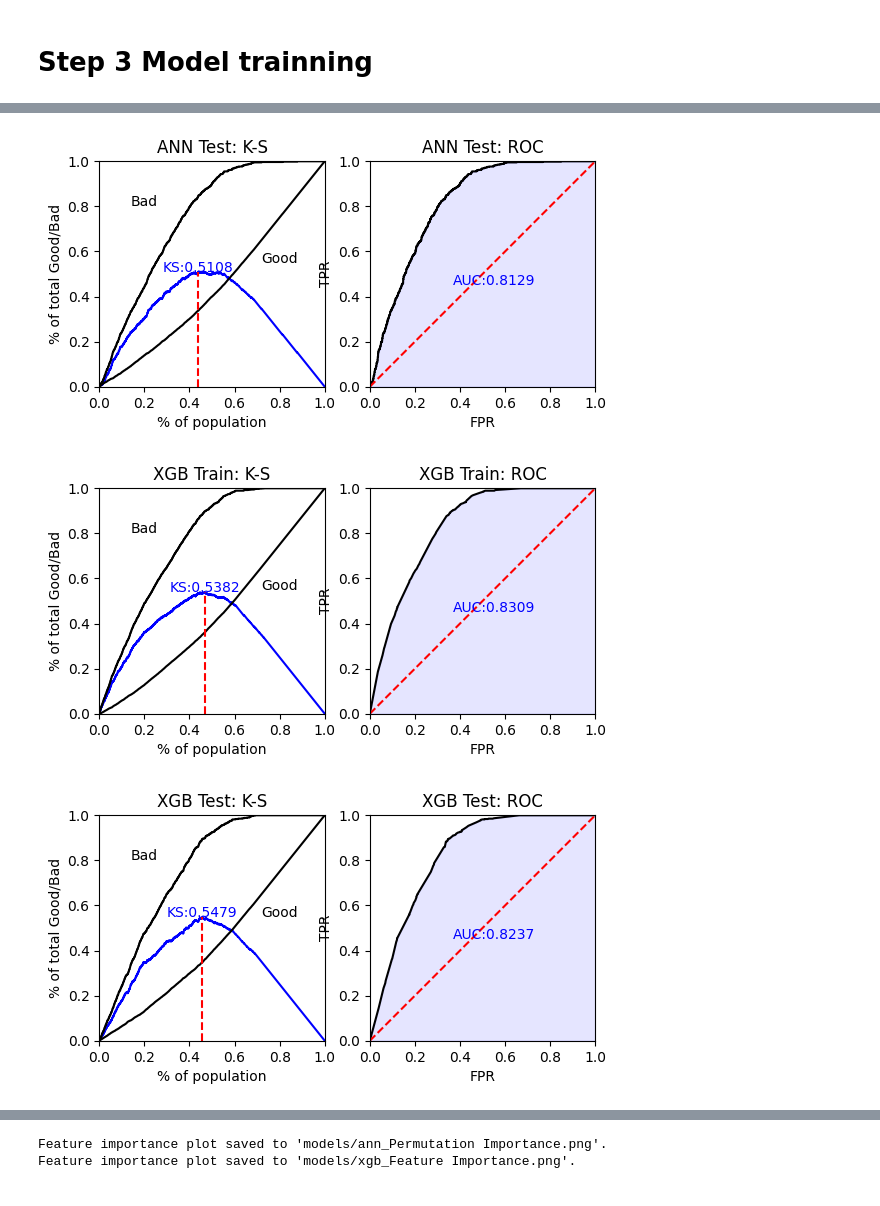
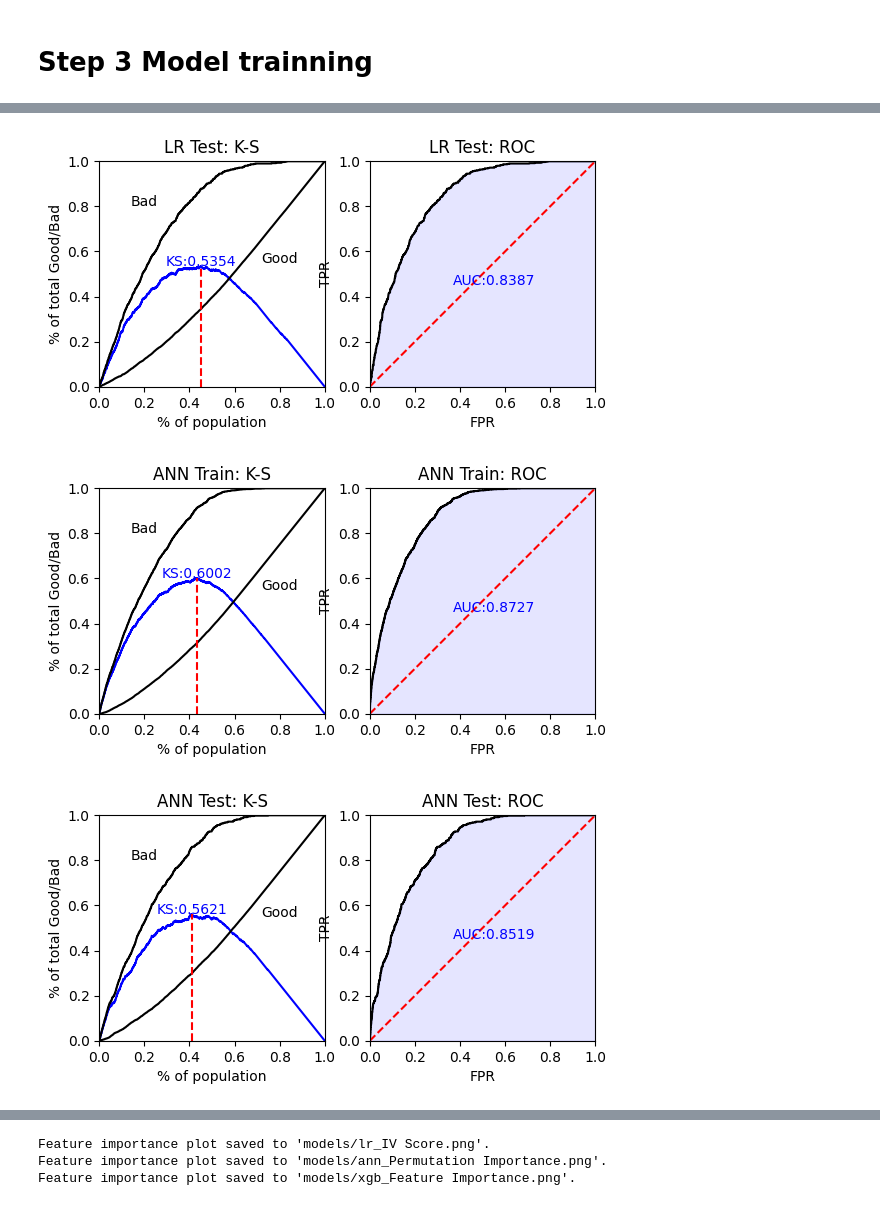
Before and after one commit to jlwang233/CreditRiskModelling, a Jupyter notebook: notebooks/credit_risk_modelling.ipynb, the cells around one changed output, grey strips where cells are left out. Cells and saved outputs as stored; diff of their text form; code cells hidden in the pictures.

```diff
--- a/notebooks/credit_risk_modelling.ipynb
+++ b/notebooks/credit_risk_modelling.ipynb
@@ -221,5 +225,5 @@ param_grid_lr = {
     "C": [0.5, 0.6,0.7, 0.9, 1.0],
     "solver": ["liblinear", "saga"],
 }
-mt.train_lr(param_grid_lr)
+mt.train_model(model_type='LR',params=param_grid_lr)
 # %% [output]
@@ -288,0 +253,12 @@ XGBClassifier(base_score=None, booster=None, callbacks=None,
+# %%
+# Hyperparameter grid for tuning
+param_grid_xgb = {
+    "learning_rate": [0.01, 0.05, 0.1],  # Smaller learning rate for slower learning
+    "max_depth": [3, 4, 5],  # Shallower trees to reduce complexity
+    "min_child_weight": [1, 3, 5],  # Control leaf node size
+    "gamma": [0, 0.1, 0.2]  # Regularization to prevent splits with low gain
+    # "subsample": [0.6, 0.8, 1.0],  # Randomly sample rows to reduce overfitting
+    # "colsample_bytree": [0.6, 0.8, 1.0],  # Randomly sample columns to reduce overfitting
+    # "n_estimators": [100, 200, 300],  # Limit the number of boosting rounds
+}
+mt.train_model(model_type='XGB',params=param_grid_xgb)
@@ -323,3 +318,3 @@ MLPClassifier(activation='tanh', alpha=0.001, early_stopping=True,
 # %%
-mt.plot_performance_evaluation(models=["ANN", "XGB"])
+mt.plot_performance_evaluation(models=["LR","ANN", "XGB"])
 # %% [output]
@@ -327,3 +322,3 @@ mt.plot_performance_evaluation(models=["ANN", "XGB"])
-[figure, old version]
+[figure, new version]
-[figure, old version]
+[figure, new version]
-[figure, old version]
+[figure, new version]
@@ -330,5 +327,6 @@ mt.plot_performance_evaluation(models=["ANN", "XGB"])
 # %%
-mt.plot_feature_importance(models=["ANN", "XGB"])
+mt.plot_feature_importance(models=["LR","ANN", "XGB"])
 # %% [output]
+Feature importance plot saved to 'models/lr_IV Score.png'.
 Feature importance plot saved to 'models/ann_Permutation Importance.png'.
 Feature importance plot saved to 'models/xgb_Feature Importance.png'.
```
Also changed, not shown: parts of 20 cells of this notebook, 27 other files.
